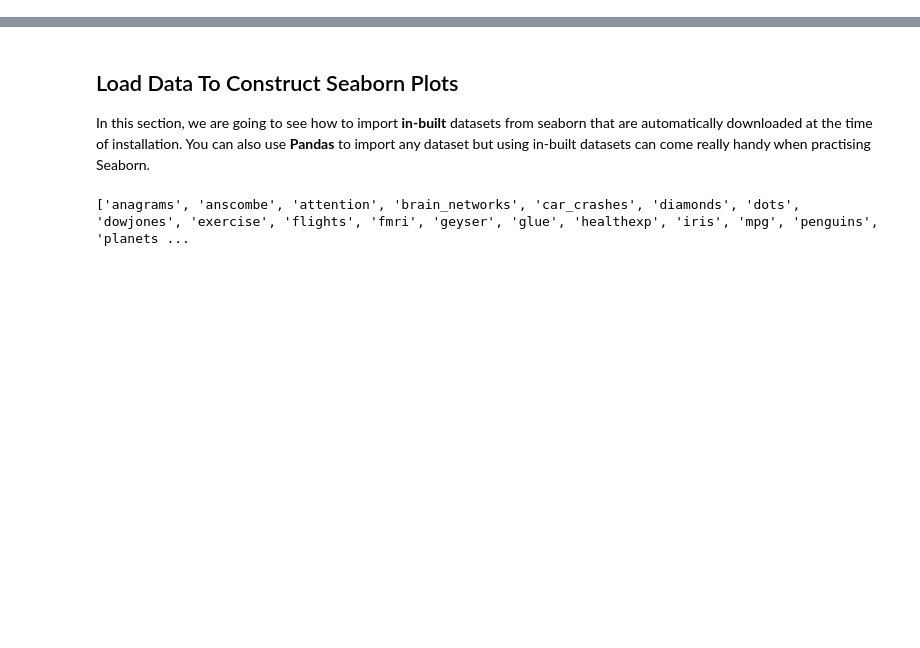
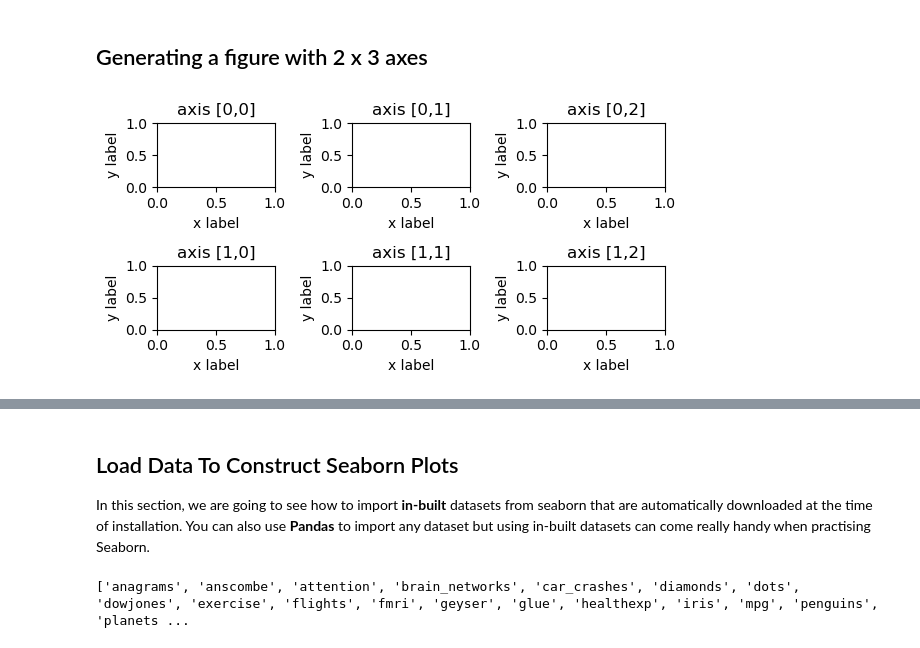
Before and after one commit to bionetslab/compbiol, a Jupyter notebook: python-intro/4_visualization_with_seaborn.ipynb, the cells around one changed output, grey strips where cells are left out. Cells and saved outputs as stored; diff of their text form; code cells hidden in the pictures; blank space fills up the shorter version.

```diff
--- a/python-intro/4_visualization_with_seaborn.ipynb
+++ b/python-intro/4_visualization_with_seaborn.ipynb
@@ -45,0 +38,11 @@ Matplotlib has a comprehensive and powerful API; just about any attribute of the
+# %% [markdown]
+## Generating a figure with 2 x 3 axes
+# %%
+fig, axes = plt.subplots(2, 3, figsize=(6, 3))
+for i, j in itt.product([0,1],[0,1,2]):
+    axes[i,j].set_title(f'axis [{i},{j}]')
+    axes[i,j].set_ylabel('y label')
+    axes[i,j].set_xlabel('x label')
+fig.tight_layout()
+# %% [output]
+[figure, added]
```
Also changed, not shown: parts of 15 cells of this notebook, 47 other files.
